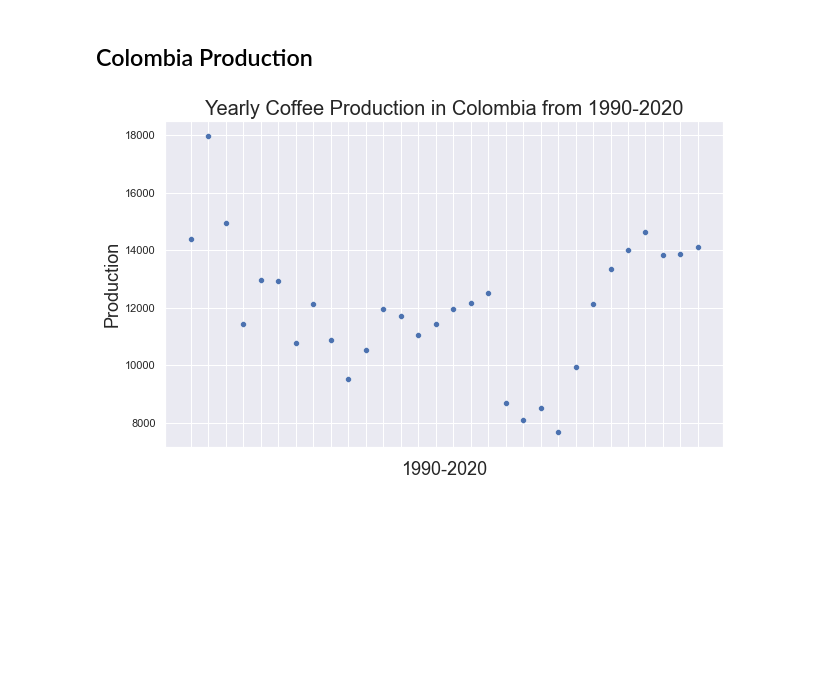
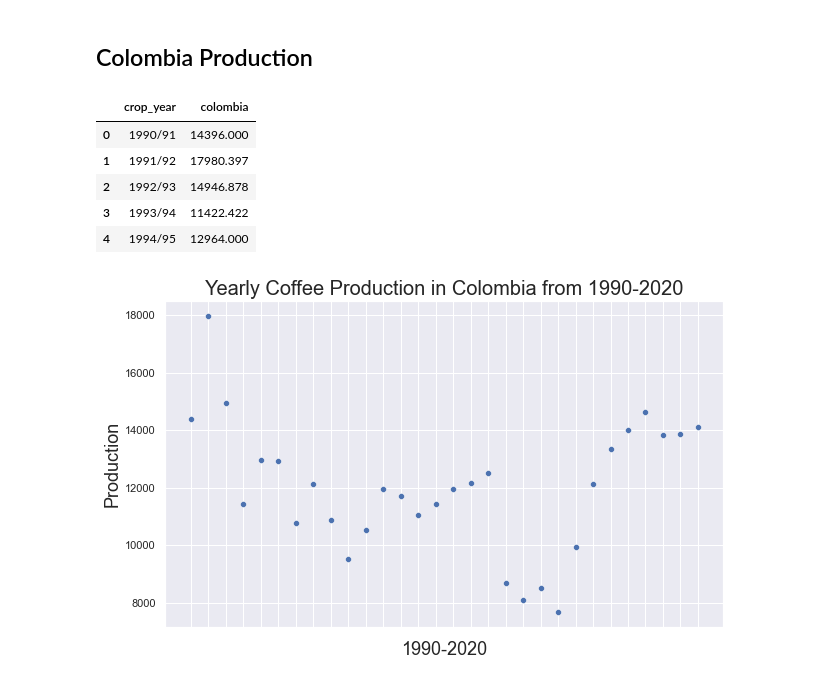
Before and after one commit to sanghyuns/Climate_Change_vs_Coffee_Production, a Jupyter notebook: capparelli.ipynb, the cells around one changed output. Saved outputs shown, nothing was run; the diff lists cells and outputs as text; code cells hidden in the pictures; blank space fills up the shorter version.

```diff
--- a/capparelli.ipynb
+++ b/capparelli.ipynb
@@ -105,9 +106,18 @@ ax.set_ylabel('Temperature Change',fontsize=18);
 ## Colombia Production
 # %%
 # reading in and cleaning production dataset
-production = pd.read_csv('data/colombia_production.csv')
+production = pd.read_csv('data/Colombia_data/colombia_production.csv')
 production.columns=[col.lower().strip().replace(' ','_').replace('/','_')
                     for col in production.columns]
+# %%
+production.head()
+# %% [output]
+|  | crop_year | colombia |
+| 0 | 1990/91 | 14396.000 |
+| 1 | 1991/92 | 17980.397 |
+| 2 | 1992/93 | 14946.878 |
+| 3 | 1993/94 | 11422.422 |
+| 4 | 1994/95 | 12964.000 |
 # %%
 ax = sns.scatterplot(x=production.crop_year,
                      y=production.colombia);
```
Also changed, not shown: parts of 17 cells of this notebook, 2 other files.
